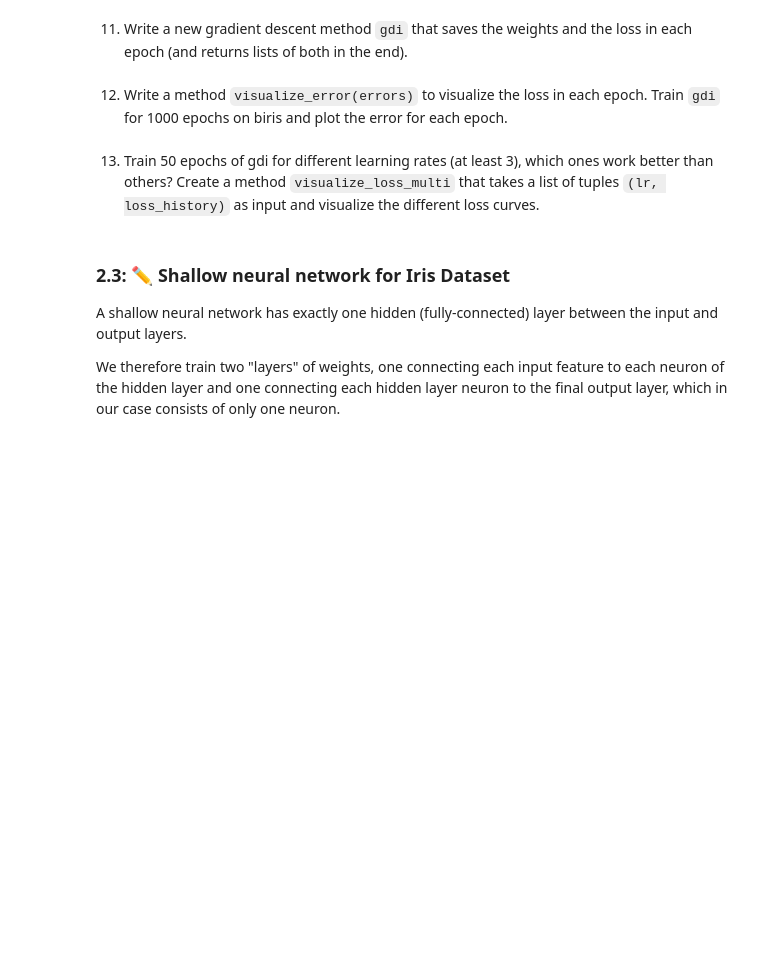
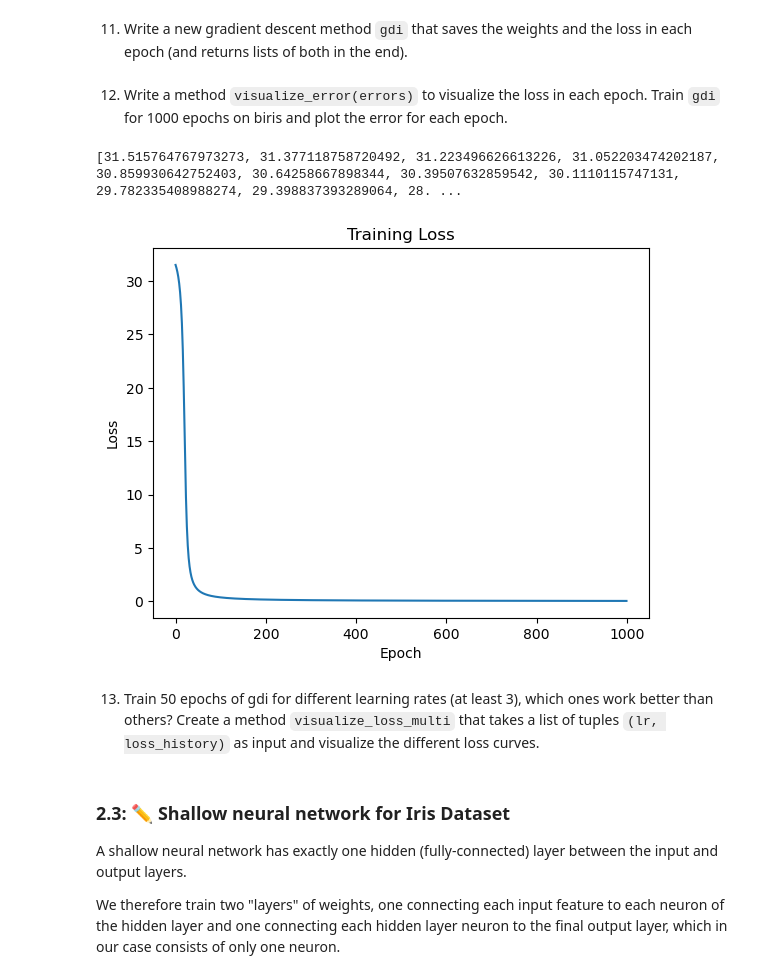
Before and after one commit to gpuonfire/ml_praktikum, a Jupyter notebook: ML_Aufgabenblätter/A5_Neural_Networks_PyTorch.ipynb, the cells around one changed output. Drawn from its saved outputs; the diff is of its cells as text; code cells hidden in the pictures; blank space fills up the shorter version.

```diff
--- a/ML_Aufgabenblätter/A5_Neural_Networks_PyTorch.ipynb
+++ b/ML_Aufgabenblätter/A5_Neural_Networks_PyTorch.ipynb
@@ -382,3 +431,13 @@ Compare your own loss value to the output of the method ``torch.nn.functional.bi
 6. Create a new random weight tensor ``w``, but this time enable ``requires_grad``. For the given ``biris_X``, ``biris_y`` and the random weigths ``w`` create a combined loss function $L(X, y, w)$, similar to $f(U,V)$ earlier. Call ``backward()`` on this method instance and print partial derivative $L'_w(X, Y, w) = $ ``w.grad``.
 # %%
 # TODO: Implement
+w = torch.randn(4,1,dtype=torch.float64, requires_grad=True)
+
+def L(X,y,w):
+    y_hat = logistic(X, w)
+    return binary_cross_entropy(y, y_hat)
+
+loss_new = L(X_biris, y_biris, w)
+loss_new.backward()
+print(w.grad)
+print(loss_new)
@@ -426,12 +527,43 @@ def gd(modelfunc, lossfunc, X, y, w0, alpha, max_epochs=500):
 # %%
 def gdi(modelfunc, lossfunc, X, y, w0, alpha, max_epochs=500):
     # TODO: Implement
+    """Gradient Descent Algorithm with weight and loss history"""
+    w_history = []
+    l_history = []
+
+    w = w0.clone().detach().requires_grad_()
+    for k in range(max_epochs):
+        pred = modelfunc(w, X)
+        loss = lossfunc(y, pred)
+        l_history.append(loss.item())
+        loss.backward()
+        direction_of_descent = -w.grad
+        w = w + alpha * direction_of_descent
+        w.grad = None
+        w.retain_grad()
+        w_history.append(w)
 
     return w_history, l_history
 # %% [markdown]
 12. Write a method ``visualize_error(errors)`` to visualize the loss in each epoch. Train ``gdi`` for 1000 epochs on biris and plot the error for each epoch.
+# %%
+def visualize_errors(errors: torch.Tensor):
+    plt.plot(errors)
+    plt.xlabel('Epoch')
+    plt.ylabel('Loss')
+    plt.title('Training Loss')
+    plt.show()
 # %%
 # TODO: Implement
+init_w = torch.randn(4,1,dtype=torch.float64, requires_grad=True)
+histories = gdi(logistic, binary_cross_entropy, X_biris, y_biris, init_w, 0.001, 1000)
+print(histories[1])
+# %% [output]
+[31.515764767973273, 31.377118758720492, 31.223496626613226, 31.052203474202187, 30.859930642752403, 30.64258667898344, 30.39507632859542, 30.1110115747131, 29.782335408988274, 29.398837393289064, 28. ...
+# %%
+visualize_errors(histories[1])
+# %% [output]
+[figure, added]
 # %% [markdown]
 13. Train 50 epochs of gdi for different learning rates (at least 3), which ones work better than others? Create a method ``visualize_loss_multi`` that takes a list of tuples ``(lr, loss_history)`` as input and visualize the different loss curves.
 # %%
```
Also changed, not shown: parts of 13 cells of this notebook.
